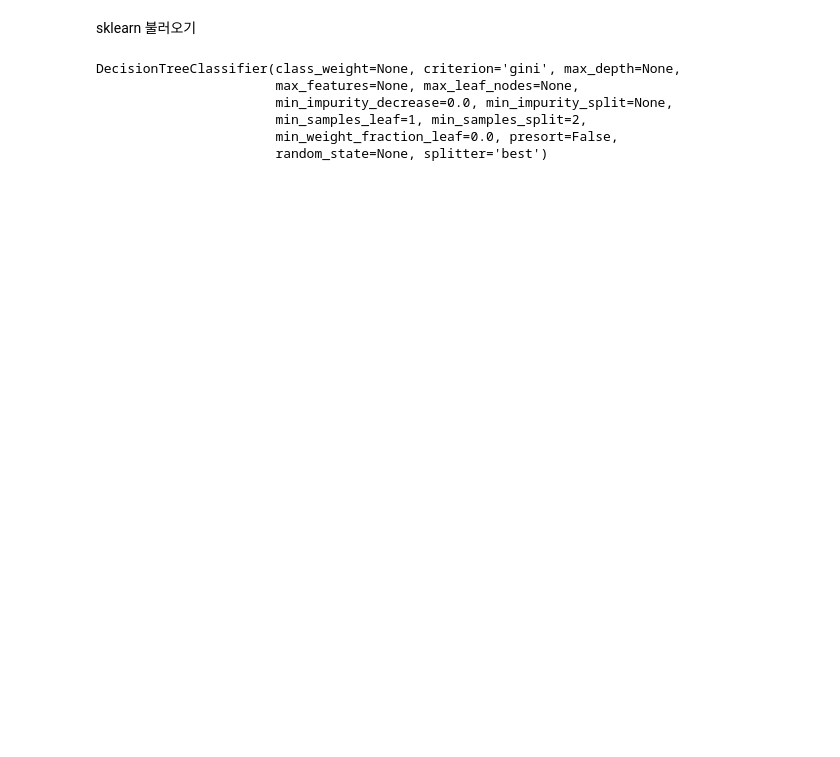
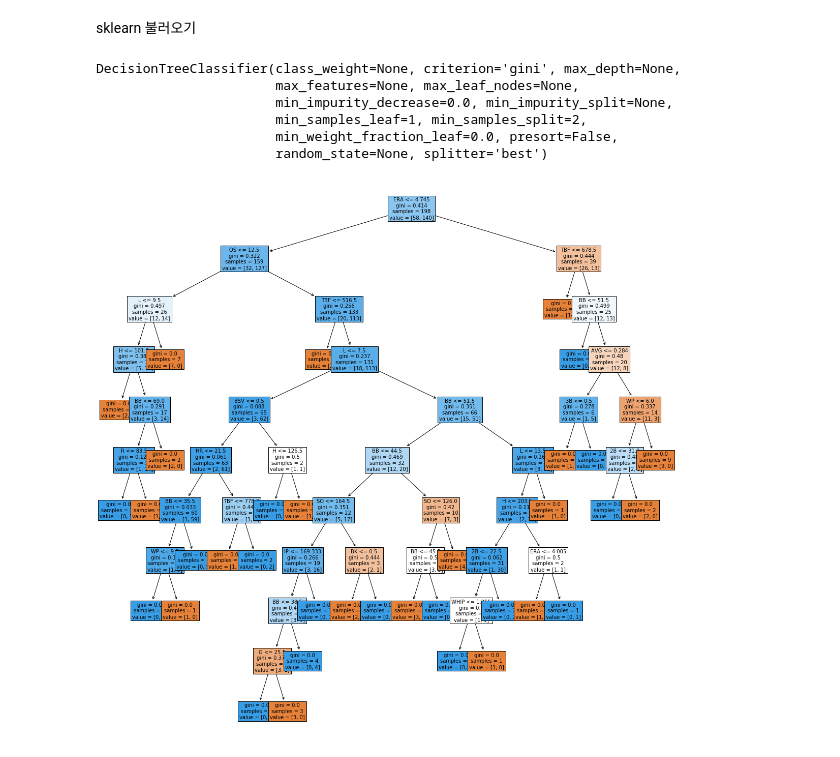
Before and after one commit to kbotad/KBO-data-crawling-1, a Jupyter notebook: KBO dataset.ipynb, the cells around one changed output. Drawn from its saved outputs; the diff is of its cells as text; code cells hidden in the pictures; blank space fills up the shorter version.

```diff
--- a/KBO dataset.ipynb
+++ b/KBO dataset.ipynb
@@ -83,0 +89,4 @@ data_2020
+# %%
+df_excel = pd.read_excel('C:/Users/taeh0/Desktop/my future/TH Kim/kbo_2010s_pitcher_data.xlsx')
+df_excel = df_excel.drop([df_excel.columns[0],df_excel.columns[5],df_excel.columns[9]],axis=1)
+df_excel
@@ -84,3 +107,14 @@ data_2020
+# %%
+#데이터 나누기
+split_count = int(df_excel.shape[0]*0.8)
+train = df_excel[:split_count].copy()
+test  = df_excel[split_count:].copy()
+feature_names = train.columns[2:-1]
+label_name = train.columns[-1]
+X_train = train[feature_names]
+y_train = train[label_name]
+X_test = test[feature_names]
+y_test = test[label_name]
 # %% [markdown]
 sklearn 불러오기
 # %%
@@ -95,3 +130,14 @@ DecisionTreeClassifier(class_weight=None, criterion='gini', max_depth=None,
                        min_samples_leaf=1, min_samples_split=2,
                        min_weight_fraction_leaf=0.0, presort=False,
                        random_state=None, splitter='best')
+# %%
+model = DecisionTreeClassifier()
+model.fit(X_train, y_train)
+y_predict = model.predict(X_test)
+
+plt.figure(figsize=(20,20))
+tree = plot_tree(model, feature_names=feature_names,
+                           filled=True,
+                           fontsize=10)
+# %% [output]
+[figure, added]
```
Also changed, not shown: parts of 6 cells of this notebook, 1 other file.
